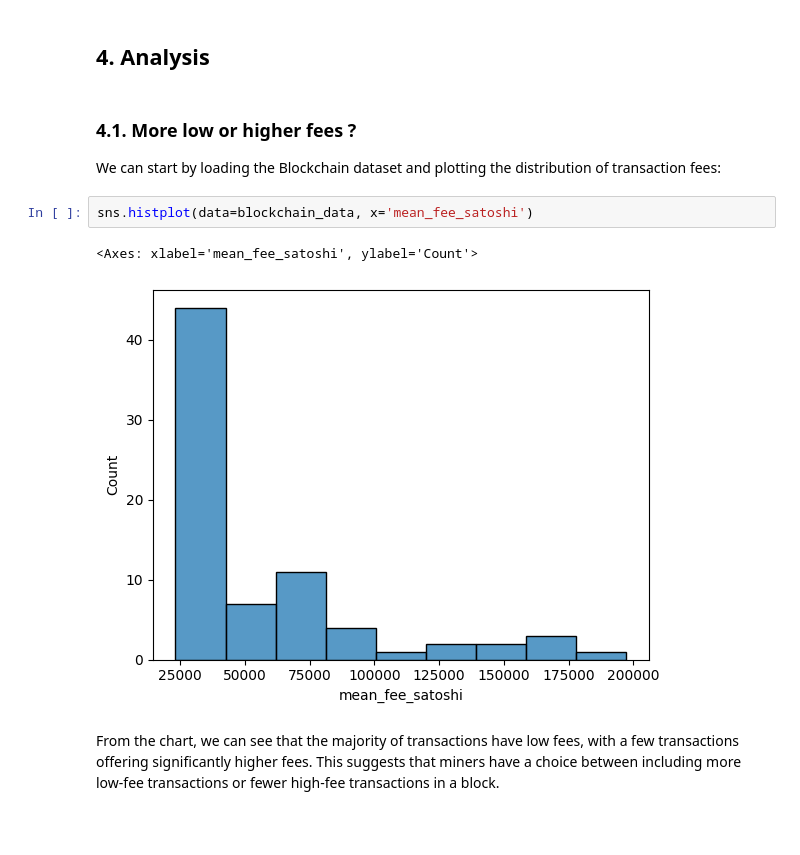
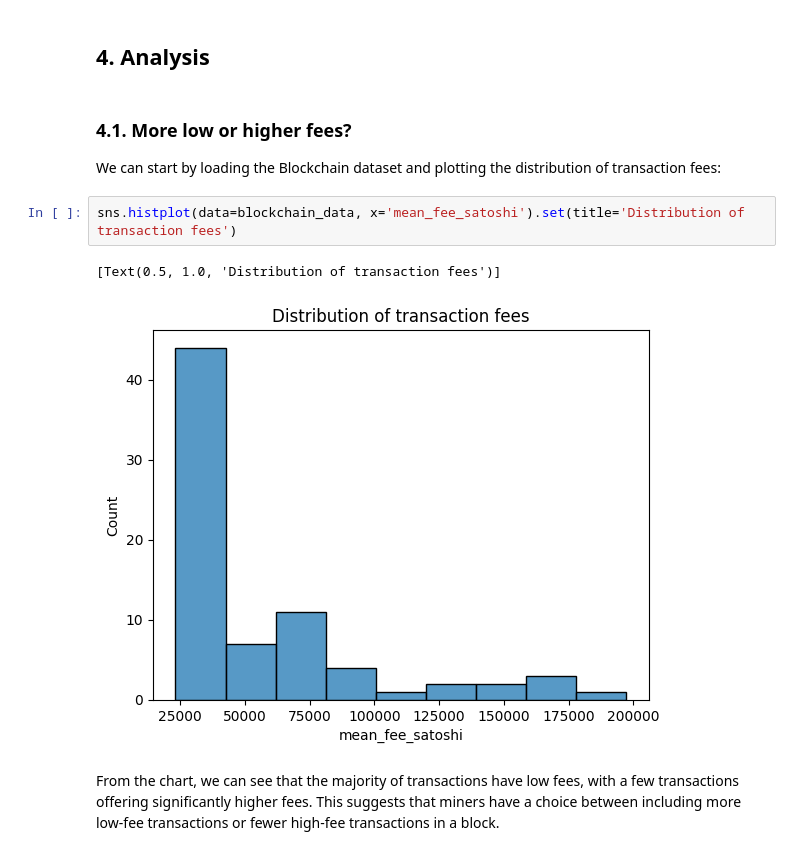
Before and after one commit to DjuloFyro/EGC_2024, a Jupyter notebook: gil_feret.ipynb, the cells around one changed output. Cells and saved outputs as stored; diff of their text form; blank space fills up the shorter version.

Commit message:
add titles and clean code

```diff
--- a/gil_feret.ipynb
+++ b/gil_feret.ipynb
@@ -191,14 +189,14 @@ blockchain_data
 # %% [markdown]
 ## 4. Analysis
 # %% [markdown]
-### 4.1. More low or higher fees ?
+### 4.1. More low or higher fees?
 
 We can start by loading the Blockchain dataset and plotting the distribution of transaction fees:
 # %%
-sns.histplot(data=blockchain_data, x='mean_fee_satoshi')
+sns.histplot(data=blockchain_data, x='mean_fee_satoshi').set(title='Distribution of transaction fees')
 # %% [output]
-<Axes: xlabel='mean_fee_satoshi', ylabel='Count'>
+[Text(0.5, 1.0, 'Distribution of transaction fees')]
-[figure, old version]
+[figure, new version]
 # %% [markdown]
 From the chart, we can see that the majority of transactions have low fees, with a few transactions offering significantly higher fees. This suggests that miners have a choice between including more low-fee transactions or fewer high-fee transactions in a block.
 # %% [markdown]
```
Also changed, not shown: parts of 10 cells of this notebook.
